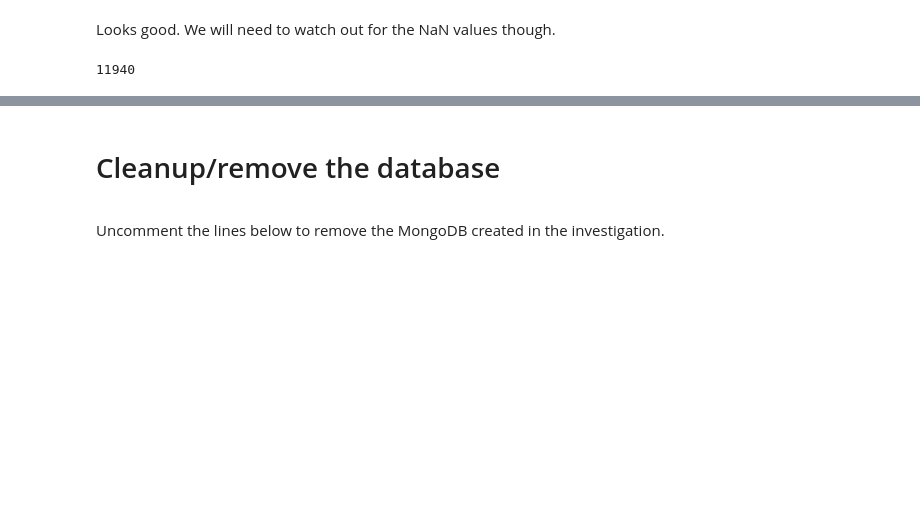
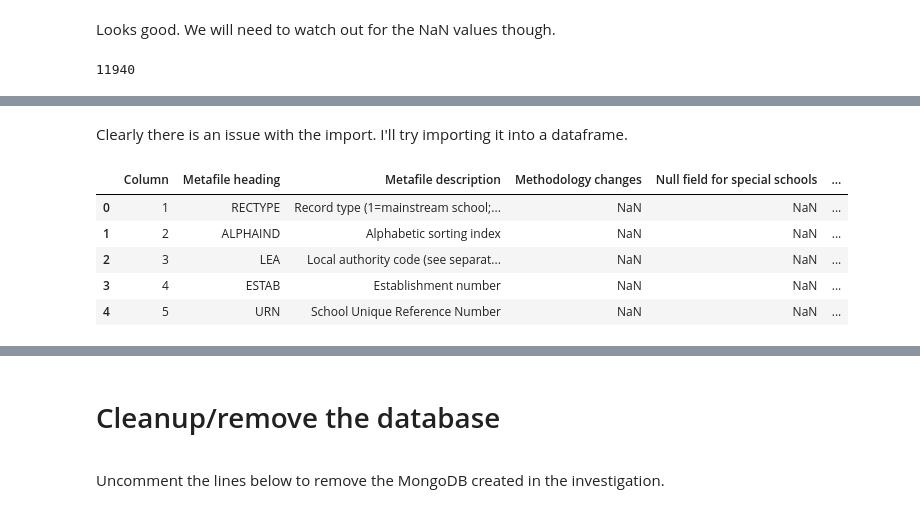
Before and after one commit to snowkuma/tm351-notebooks, a Jupyter notebook: __dcs283_EMA_2017J/_EMA_2017J/ema_project_notebook.ipynb, the cells around one changed output, grey strips where cells are left out. Cells and saved outputs as stored; diff of their text form; code cells hidden in the pictures; blank space fills up the shorter version.

```diff
--- a/__dcs283_EMA_2017J/_EMA_2017J/ema_project_notebook.ipynb
+++ b/__dcs283_EMA_2017J/_EMA_2017J/ema_project_notebook.ipynb
@@ -255,0 +399,12 @@ KeyError: ('NFTYPE', 'GPS_AVERAGE')
+# %% [markdown]
+Clearly there is an issue with the import.  I'll try importing it into a dataframe.
+# %%
+ks4_meta_df = pd.read_csv('data/2015-2016/ks4_meta.csv')
+ks4_meta_df.head()
+# %% [output]
+|  | Column | Metafile heading | Metafile description | Methodology changes | Null field for special schools | ... |
+| 0 | 1 | RECTYPE | Record type (1=mainstream school;... | NaN | NaN | ... |
+| 1 | 2 | ALPHAIND | Alphabetic sorting index | NaN | NaN | ... |
+| 2 | 3 | LEA | Local authority code (see separat... | NaN | NaN | ... |
+| 3 | 4 | ESTAB | Establishment number | NaN | NaN | ... |
+| 4 | 5 | URN | School Unique Reference Number | NaN | NaN | ... |
```
Also changed, not shown: parts of 43 cells of this notebook, 1 other file.
